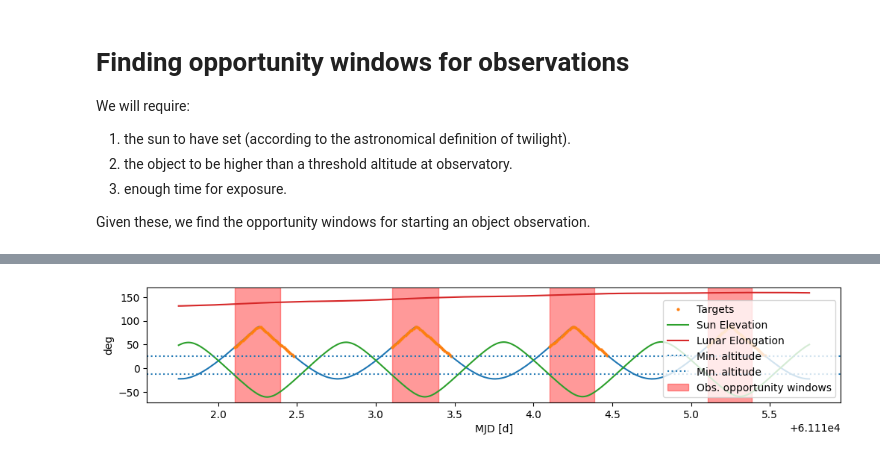
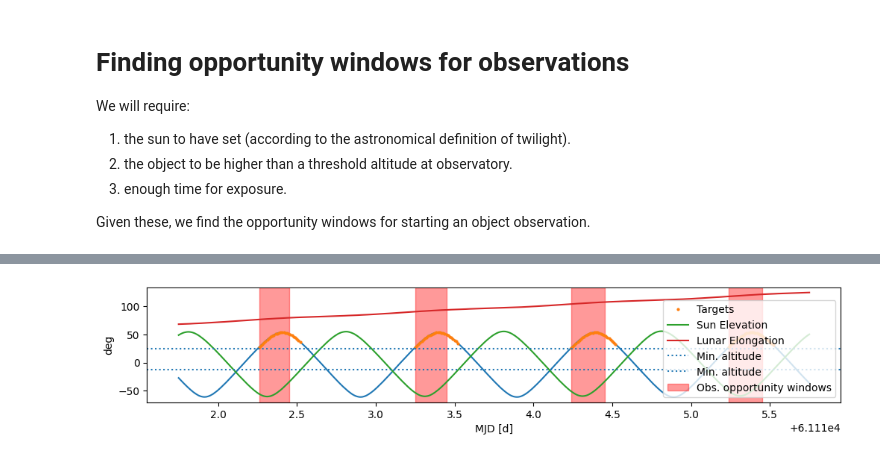
Before and after one commit to peppedilillo/raprock, a Jupyter notebook: notebooks/demo.ipynb, the cells around one changed output, grey strips where cells are left out. Drawn from its saved outputs; the diff is of its cells as text; code cells hidden in the pictures.

```diff
--- a/notebooks/demo.ipynb
+++ b/notebooks/demo.ipynb
@@ -13,10 +13,12 @@ X89330, MOK0002, C45ZWJ1, ST26C13, C1CHM75, C45ZWM1, C1CA1L5, C45ZE41, ZTF10BB,
 Now query for topocentrical ephemerides at LBT observatory.
 # %%
 from raprock.neoscan import get_ephemeris
-from raprock.observatories import LBT
+from raprock.observatories import LBT, VST, TANDEM
 
+
+OBJ = "CEC2XQ2"
 df = get_ephemeris(
-    object_name="C1CM1G5",
+    object_name=OBJ,
     observatory=LBT,
     tstart="2026-03-12T18:00",
     tend="2026-03-16T18:00",
@@ -59,16 +53,16 @@ We will require:
 
 Given these, we find the opportunity windows for starting an object observation.
 # %%
-from raprock.pipes import after_twilight, not_moon_occulted, higher_than, longer_than, start_observation_between
+from raprock.pipes import after_twilight, not_moon_occulted, higher_than, longer_than, opportunity_windows
 from raprock.utils import TWILIGHTS
 
 PHASE = "nautical"
 MINH = 25 # degrees
-EXPOSURE_LEN = 120 # minutes
+EXPOSURE_LEN = 100 # minutes
 _df = (df
     .pipe(after_twilight, phase=PHASE)
     .pipe(not_moon_occulted)
     .pipe(higher_than, deg=MINH)
     .pipe(longer_than, duration_min=EXPOSURE_LEN)
 )
-windows = start_observation_between(_df, EXPOSURE_LEN)
+windows_df = opportunity_windows(_df, EXPOSURE_LEN)
@@ -75,19 +77,19 @@ windows = start_observation_between(_df, EXPOSURE_LEN)
 # %%
 import matplotlib.pyplot as plt
 
 
 plt.figure(figsize=(12, 2))
 plt.plot(df["MJD"], df["Alt"],)
 plt.plot(_df["MJD"], _df["Alt"], "o", ms=2, label="Targets")
 plt.plot(df["MJD"], df["Sun_elev"], label="Sun Elevation")
 plt.plot(df["MJD"], df["LunEl"], label="Lunar Elongation")
 plt.axhline(MINH, linestyle="dotted", label="Min. altitude")
 plt.axhline(TWILIGHTS[PHASE], linestyle="dotted", label="Min. altitude")
 label_set = False
-for s, e in windows:
+for s, e in windows_df[["win_start", "win_end"]].values:
     plt.axvspan(s, e, label="Obs. opportunity windows" if not label_set else "", color="red", alpha=0.4)
     label_set = True
 plt.xlabel("MJD [d]"); plt.ylabel("deg"); plt.legend(loc=4)
 plt.show()
 # %% [output]
-[figure, old version]
+[figure, new version]
```
Also changed, not shown: parts of 7 cells of this notebook, 5 other files.
